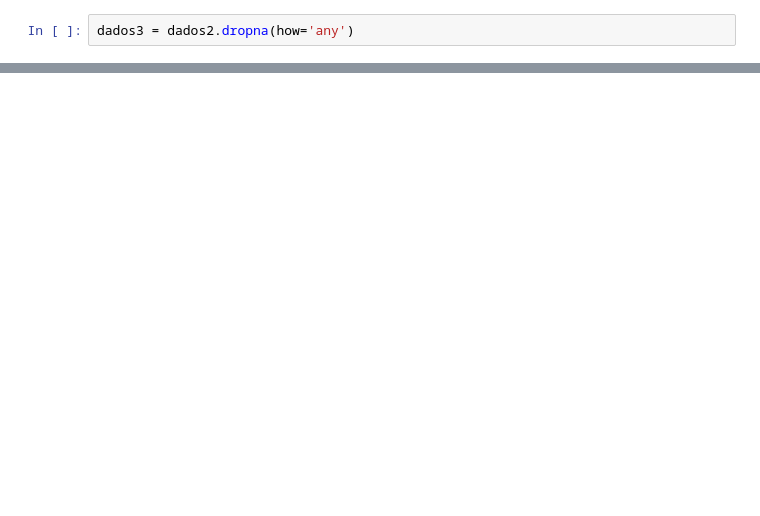
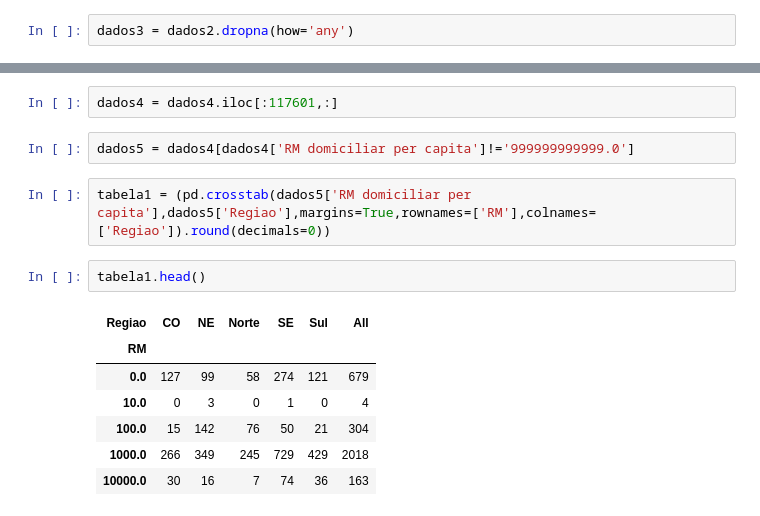
Before and after one commit to GiuPassarelli/Ci-ncia-dos-Dados, a Jupyter notebook: CieDosDados- Projeto1.ipynb, the cells around one changed output, grey strips where cells are left out. Drawn from its saved outputs; the diff is of its cells as text; blank space fills up the shorter version.

```diff
--- a/CieDosDados- Projeto1.ipynb
+++ b/CieDosDados- Projeto1.ipynb
@@ -69,0 +97,16 @@ dados4
+# %%
+dados4 = dados4.iloc[:117601,:]
+# %%
+dados5 = dados4[dados4['RM domiciliar per capita']!='999999999999.0']
+# %%
+tabela1 = (pd.crosstab(dados5['RM domiciliar per capita'],dados5['Regiao'],margins=True,rownames=['RM'],colnames=['Regiao']).round(decimals=0))
+# %%
+tabela1.head()
+# %% [output]
+| Regiao | CO | NE | Norte | SE | Sul | All |
+| RM |  |  |  |  |  |  |
+| 0.0 | 127 | 99 | 58 | 274 | 121 | 679 |
+| 10.0 | 0 | 3 | 0 | 1 | 0 | 4 |
+| 100.0 | 15 | 142 | 76 | 50 | 21 | 304 |
+| 1000.0 | 266 | 349 | 245 | 729 | 429 | 2018 |
+| 10000.0 | 30 | 16 | 7 | 74 | 36 | 163 |
```
Also changed, not shown: parts of 18 cells of this notebook.
